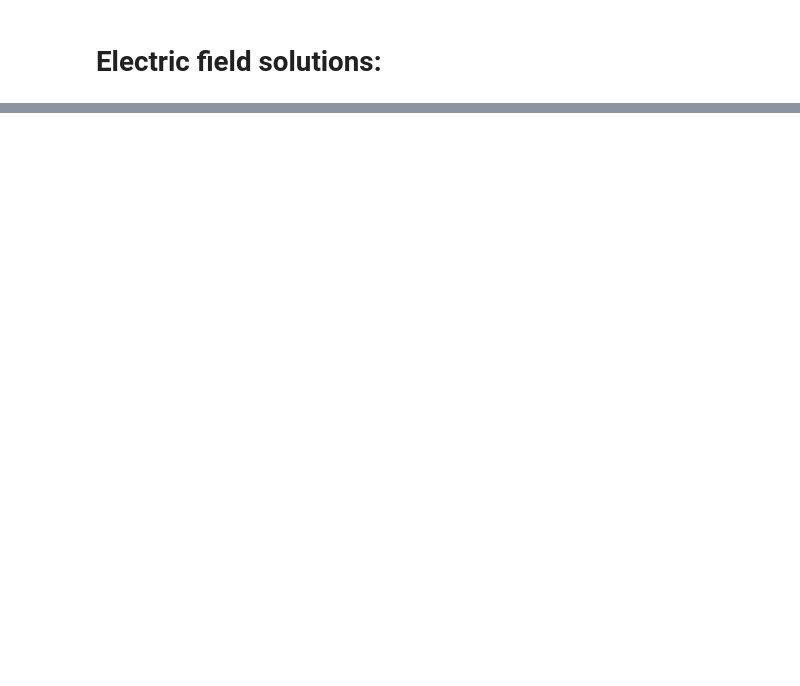
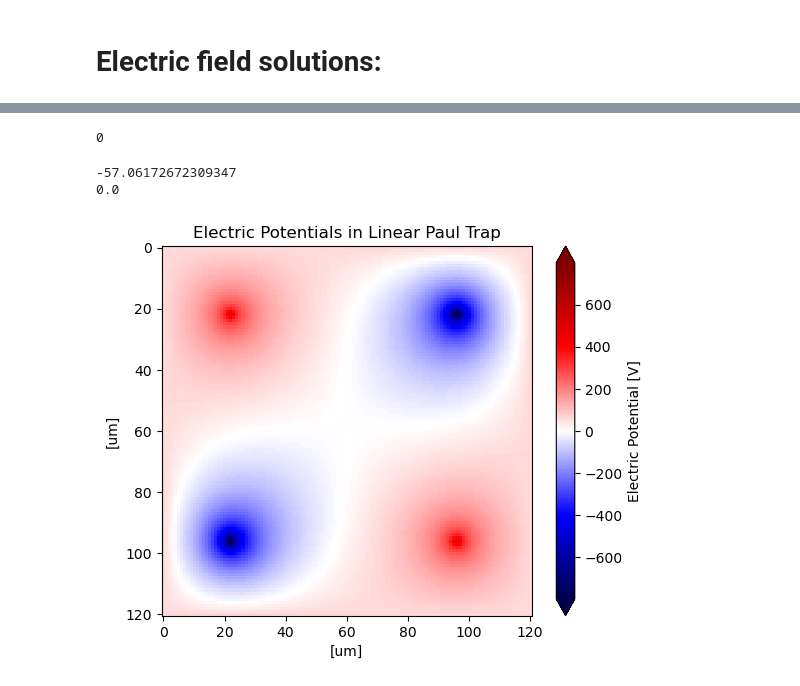
Before and after one commit to ryanamcgill/comp-phys-term-paper, a Jupyter notebook: Paper_Simulations_Figures.ipynb, the cells around one changed output, grey strips where cells are left out. Saved outputs shown, nothing was run; the diff lists cells and outputs as text; code cells hidden in the pictures; blank space fills up the shorter version.

```diff
--- a/Paper_Simulations_Figures.ipynb
+++ b/Paper_Simulations_Figures.ipynb
@@ -263,22 +346,22 @@ for row,col in coords_neg:
 # %%
 # Find the electrostatic field at the given time step.
 # In time, we want to iterate over one period.
-N = 10 # time steps
+N = 100 # time steps
 period = 1 / omega_rf
 
 time_step = np.linspace(start=0.0,stop=period,num=N)
-a = 1e-3 # 1mm spacing
+
 
 # We will call our two rods by their initial voltage pattern
-negvoltage = -A * np.cos(time_step * omega_rf)
-posvoltage = A * np.cos(time_step * omega_rf)
+negvoltage = -V_ac * np.cos(time_step * omega_rf)
+posvoltage = V_dc * np.cos(time_step * omega_rf)
 # Make a cumulative average, or a total matrix
 phi_all = np.zeros((N,M+1,M+1),dtype=float)
 it = 0
 # Eventually will loop, for now let's take a look at one stable solution
 for t in time_step:
     target = 1e-6
-    epsilon_0 = 8.85e-12
+    epsilon_0 = 8.85e-10
 
 
     phi = np.zeros([M+1,M+1], float)
@@ -317,6 +400,45 @@ for t in time_step:
     phi_all[it] = phi
     print(it)
     it += 1
+    break;
+# %% [output]
+0
+# %%
+efield = phi_all[0]
+print(efield[center,center])
+dc_offset = efield[center,center]
+efield = efield-dc_offset
+print(efield[center,center])
+
+import matplotlib.colors as colors
+"""
+cmap = plt.get_cmap('seismic')
+fig, ax = plt.subplots()
+im = ax.imshow(efield, cmap=cmap)
+ax.set_ylabel('[um]')
+ax.set_xlabel('[um]')
+ax.set_title('Electric Potentials in Linear Paul Trap')
+cbar = fig.colorbar(im)
+cbar.set_label('Electric Potential [V]')
+"""
+vmax = np.max(np.abs(efield))
+norm = colors.Normalize(vmin=-vmax, vmax=vmax)
+
+fig, ax = plt.subplots()
+im = ax.imshow(efield, cmap='seismic', norm=norm)
+ax.set_ylabel('[um]')
+ax.set_xlabel('[um]')
+ax.set_title('Electric Potentials in Linear Paul Trap')
+
+# Add colorbar
+cbar = fig.colorbar(im, extend='both')
+cbar.set_label('Electric Potential [V]')
+
+plt.show()
+# %% [output]
+-57.06172672309347
+0.0
+[figure, added]
 # %%
 from PIL import Image, ImageDraw
 from matplotlib import cm
```
Also changed, not shown: parts of 13 cells of this notebook, 3 other files.
